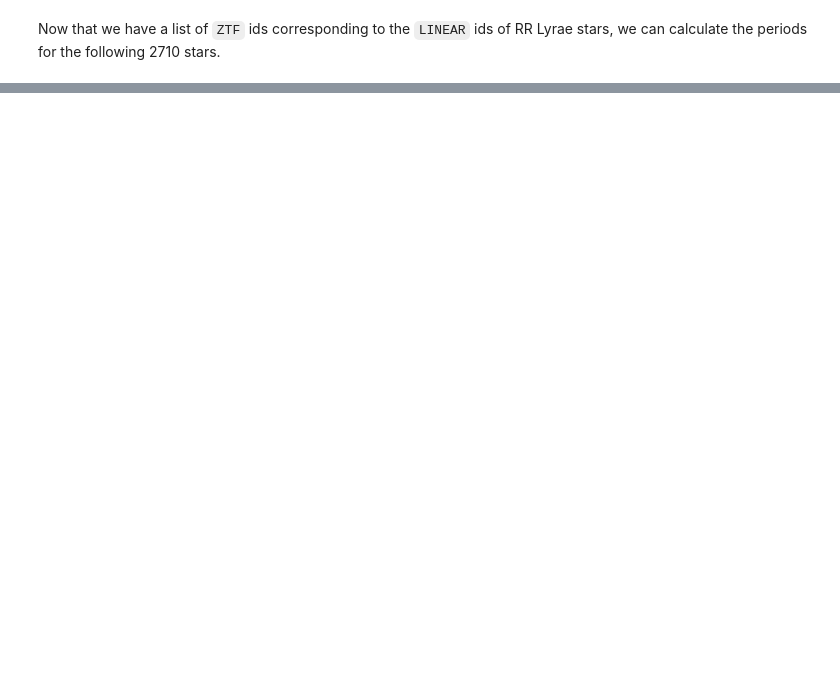
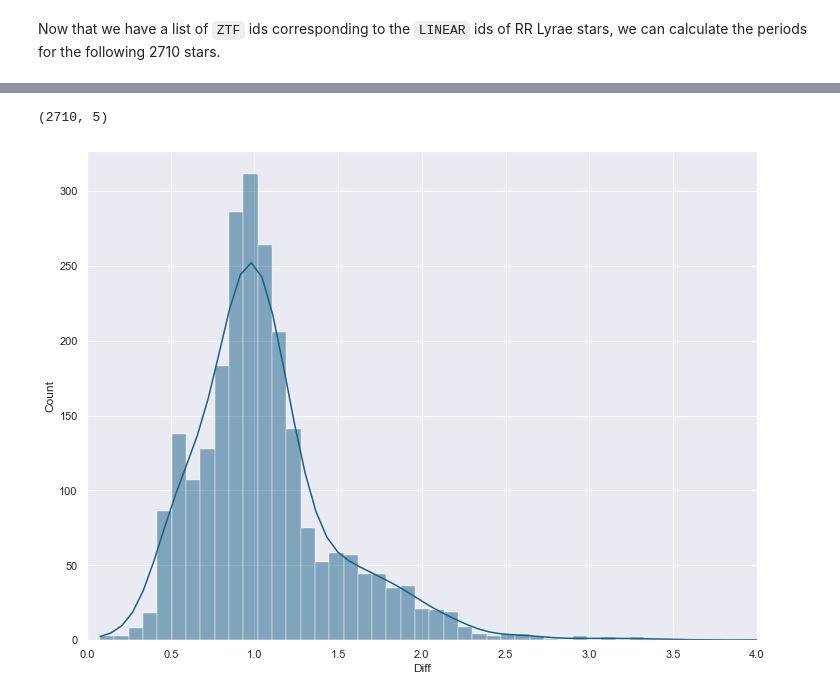
Before and after one commit to emadonev/var_stars, a Jupyter notebook: nbs/03_Analysis_of_light_curve_periods.ipynb, the cells around one changed output, grey strips where cells are left out. Cells and saved outputs as stored; diff of their text form; code cells hidden in the pictures; blank space fills up the shorter version.

```diff
--- a/nbs/03_Analysis_of_light_curve_periods.ipynb
+++ b/nbs/03_Analysis_of_light_curve_periods.ipynb
@@ -434,5 +434,5 @@ else:
-# %%
-ZTF_periods = pd.read_csv("../outputs/ZTF_rr_periods.csv") # open the saved .csv file
-
-print(ZTF_periods.shape) # check the shape
-ZTF_periods.head()
+# %%
+print(ZTF_periods.shape) # check the shape
+cols = ['ZTF index', 'ZTF period', 'ZTF N']
+ZTF_periods.columns = cols # renaming the columns
+ZTF_periods.head()
@@ -440,0 +460,10 @@ ZTF_periods.head()
+# %%
+# CREATING A NEW TABLE
+# -----------------------
+LC_PERIODS = pd.DataFrame()
+LC_PERIODS['LINEAR ID'] = Lrrlyr['ID'] # getting the linear id
+LC_PERIODS['ZTF ID'] = ZTF_periods['ZTF index'] # getting the ztf id
+LC_PERIODS['LINEAR P'] = Lrrlyr['Pnew'] # getting the linear period
+LC_PERIODS['ZTF P'] = ZTF_periods['ZTF period'] # getting the ztf period
+LC_PERIODS['Diff'] = LC_PERIODS['LINEAR P'] / LC_PERIODS['ZTF P'] # getting the difference of periods
+LC_PERIODS.head()
@@ -440,0 +477,13 @@ ZTF_periods.head()
+# %%
+LC_PERIODS.shape
+# %% [output]
+(2710, 5)
+# %%
+# PLOTTING HISTOGRAM OF DIFFERENCE
+#------------------------------------
+plt.figure(figsize=(12,9))
+sns.histplot(LC_PERIODS, x='Diff', bins=150, color='#176087', kde=True)
+plt.xlim([0,4])
+plt.show()
+# %% [output]
+[figure, added]
```
Also changed, not shown: parts of 35 cells of this notebook, 3 other files.
